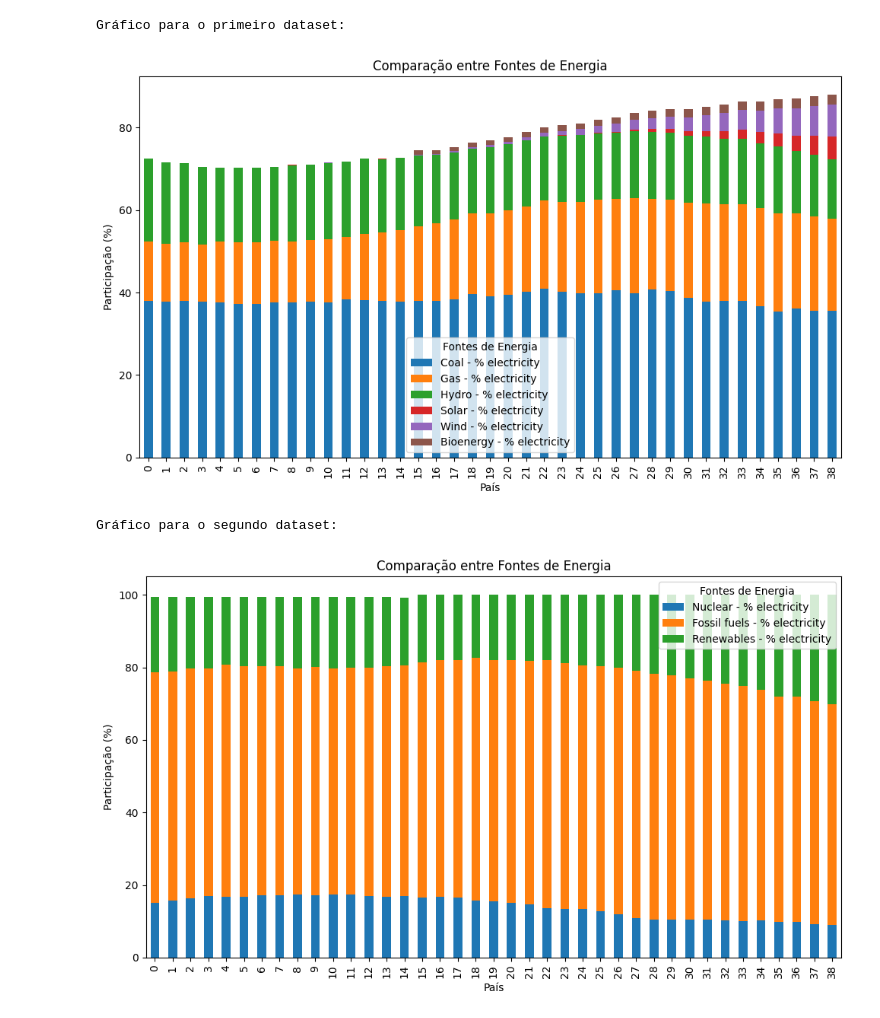
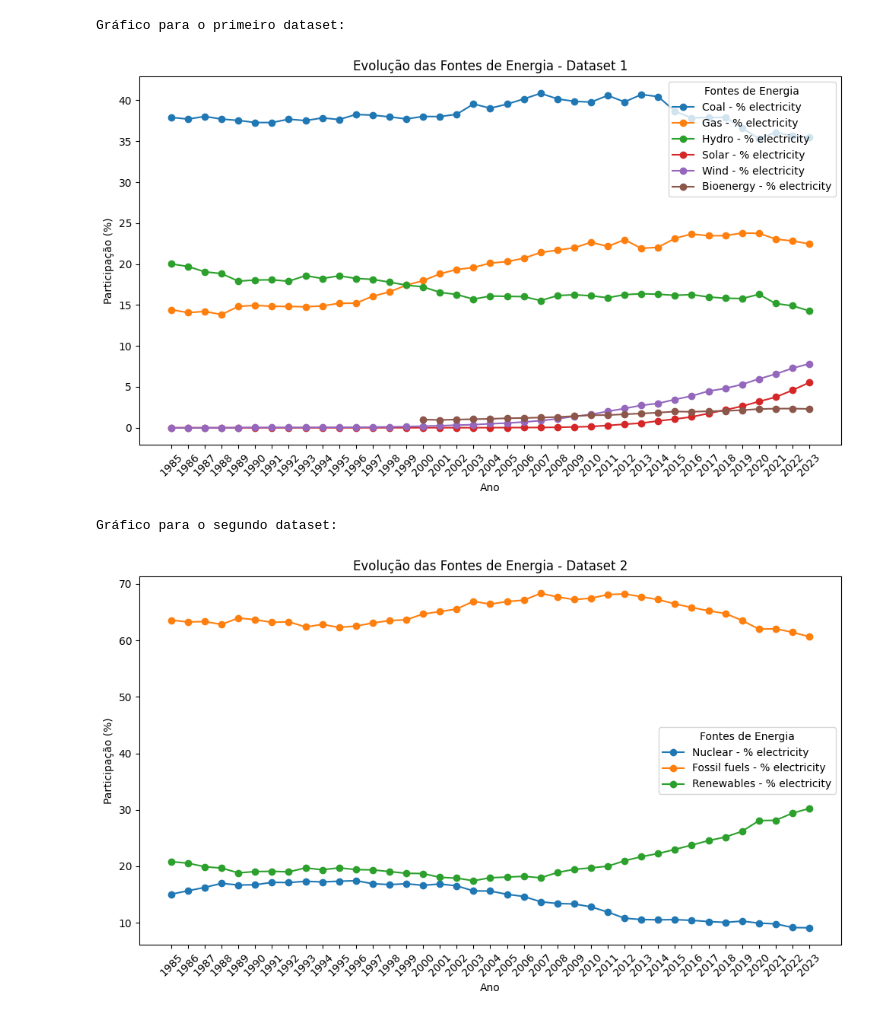
Before and after one commit to Rodrigo-Akira/GS-PYTHON2, a Jupyter notebook: Untitled-1.ipynb, the cells around one changed output. Cells and saved outputs as stored; diff of their text form; code cells hidden in the pictures.

```diff
--- a/Untitled-1.ipynb
+++ b/Untitled-1.ipynb
@@ -23,46 +1,64 @@ Note: you may need to restart the kernel to use updated packages.
 # %%
 import pandas as pd
 import matplotlib.pyplot as plt
 
-def carregar_dados(caminho_arquivo):
-    dados = pd.read_csv(caminho_arquivo)
-    dados.columns = dados.columns.str.strip()
-    return dados
+def analisar_fontes_energia(caminho_arquivo, fontes_energia, titulo_grafico, coluna_ano):
+    """
+    Carrega dados de um arquivo CSV, filtra as colunas relevantes e plota um gráfico de linhas.
+    """
+    def carregar_dados(caminho_arquivo):
+        """
+        Carrega o arquivo CSV e remove espaços extras nos nomes das colunas.
+        """
+        try:
+            dados = pd.read_csv(caminho_arquivo)
+            dados.columns = dados.columns.str.strip()
+            return dados
+        except Exception as e:
+            print(f"Erro ao carregar os dados: {e}")
+            return None
 
-def filtrar_participacao(dados, fontes_energia):
-    dados_filtrados = dados[fontes_energia]
-    return dados_filtrados
+    def filtrar_dados(dados, fontes_energia):
+        """
+        Filtra as colunas de fontes de energia de interesse.
+        """
+        return dados[fontes_energia]
 
-def gerar_grafico_comparacao(dados_filtrados, fontes_energia):
-    dados_filtrados.plot(kind='bar', stacked=True, figsize=(10, 6))
-    plt.title('Comparação entre Fontes de Energia')
-    plt.xlabel('País')
-    plt.ylabel('Participação (%)')
-    plt.xticks(rotation=90)
-    plt.legend(title='Fontes de Energia', labels=fontes_energia)
-    plt.tight_layout()
-    plt.show()
+    def gerar_grafico(dados_filtrados, fontes_energia, titulo_grafico, coluna_ano):
+        """
+        Gera um gráfico de linhas para a evolução das fontes de energia.
+        """
+
+        dados_filtrados.plot(kind='line', marker='o', figsize=(10, 6))
+        plt.title(titulo_grafico)
+        plt.xlabel('Ano')
+        plt.ylabel('Participação (%)')
+        plt.xticks(ticks=range(len(dados_filtrados)), labels=dados[coluna_ano], rotation=45)
+        plt.legend(title='Fontes de Energia', labels=fontes_energia)
+        plt.tight_layout()
+        plt.show()
+
+    dados = carregar_dados(caminho_arquivo)
+    if dados is not None:
+        dados_filtrados = filtrar_dados(dados, fontes_energia)
+        gerar_grafico(dados_filtrados, fontes_energia, titulo_grafico, coluna_ano)
 
 caminho_arquivo_1 = "1.csv"
 caminho_arquivo_2 = "3.csv"
 
-dados_1 = carregar_dados(caminho_arquivo_1)
-dados_2 = carregar_dados(caminho_arquivo_2)
-
 fontes_energia_1 = ['Coal - % electricity', 'Gas - % electricity', 'Hydro - % electricity', 'Solar - % electricity', 'Wind - % electricity', 'Bioenergy - % electricity']
-
 fontes_energia_2 = ['Nuclear - % electricity', 'Fossil fuels - % electricity', 'Renewables - % electricity']
 
-dados_filtrados_1 = filtrar_participacao(dados_1, fontes_energia_1)
-dados_filtrados_2 = filtrar_participacao(dados_2, fontes_energia_2)
+coluna_ano_1 = 'Year'
+coluna_ano_2 = 'Year'
 
 print("Gráfico para o primeiro dataset:")
-gerar_grafico_comparacao(dados_filtrados_1, fontes_energia_1)
+analisar_fontes_energia(caminho_arquivo_1, fontes_energia_1, 'Evolução das Fontes de Energia - Dataset 1', coluna_ano_1)
 
 print("Gráfico para o segundo dataset:")
-gerar_grafico_comparacao(dados_filtrados_2, fontes_energia_2)
+analisar_fontes_energia(caminho_arquivo_2, fontes_energia_2, 'Evolução das Fontes de Energia - Dataset 2', coluna_ano_2)
 # %% [output]
 Gráfico para o primeiro dataset:
-[figure, old version]
+[figure, new version]
 Gráfico para o segundo dataset:
-[figure, old version]
+[figure, new version]
```
Also changed, not shown: parts of 1 cell of this notebook.
